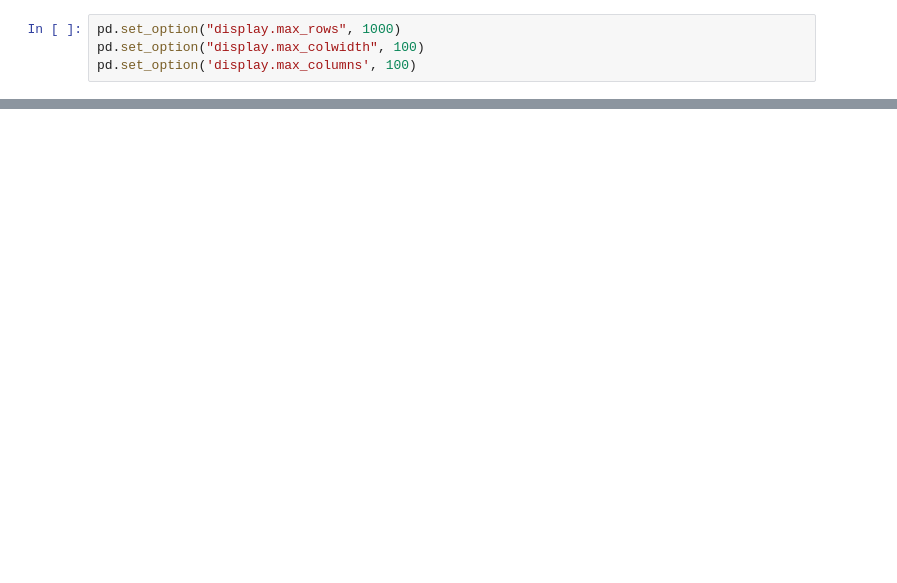
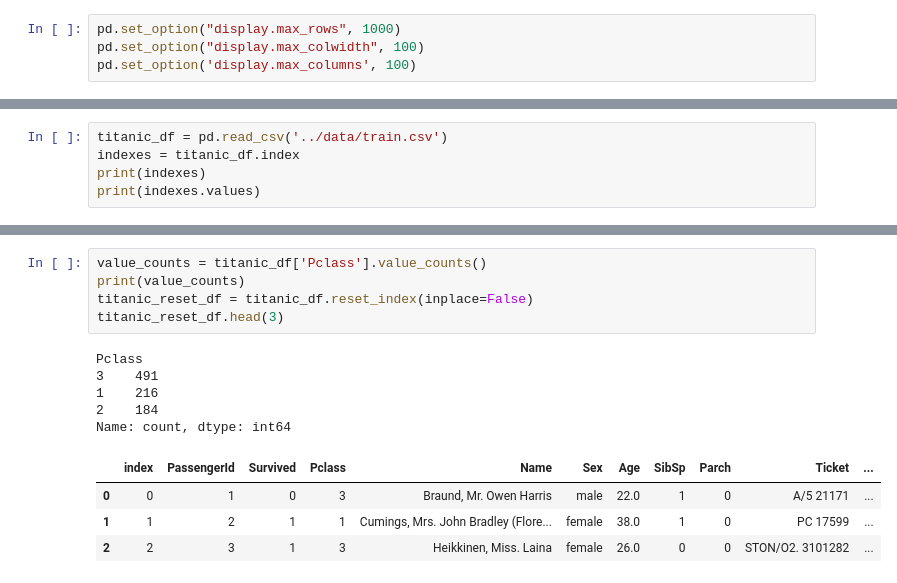
Before and after one commit to AhnYeonghoo/DeepLearningWithPyTorch, a Jupyter notebook: machine_learning_prac/pandas.ipynb, the cells around one changed output, grey strips where cells are left out. Drawn from its saved outputs; the diff is of its cells as text; blank space fills up the shorter version.

```diff
--- a/machine_learning_prac/pandas.ipynb
+++ b/machine_learning_prac/pandas.ipynb
@@ -343,0 +149,5 @@ titanic_df.head(3)
+# %%
+titanic_df = pd.read_csv('../data/train.csv')
+indexes = titanic_df.index
+print(indexes)
+print(indexes.values)
@@ -343,0 +200,15 @@ titanic_df.head(3)
+# %%
+value_counts = titanic_df['Pclass'].value_counts()
+print(value_counts)
+titanic_reset_df = titanic_df.reset_index(inplace=False)
+titanic_reset_df.head(3)
+# %% [output]
+Pclass
+3    491
+1    216
+2    184
+Name: count, dtype: int64
+|  | index | PassengerId | Survived | Pclass | Name | Sex | Age | SibSp | Parch | Ticket | ... |
+| 0 | 0 | 1 | 0 | 3 | Braund, Mr. Owen Harris | male | 22.0 | 1 | 0 | A/5 21171 | ... |
+| 1 | 1 | 2 | 1 | 1 | Cumings, Mrs. John Bradley (Flore... | female | 38.0 | 1 | 0 | PC 17599 | ... |
+| 2 | 2 | 3 | 1 | 3 | Heikkinen, Miss. Laina | female | 26.0 | 0 | 0 | STON/O2. 3101282 | ... |
```
Also changed, not shown: parts of 47 cells of this notebook, 1 other file.
